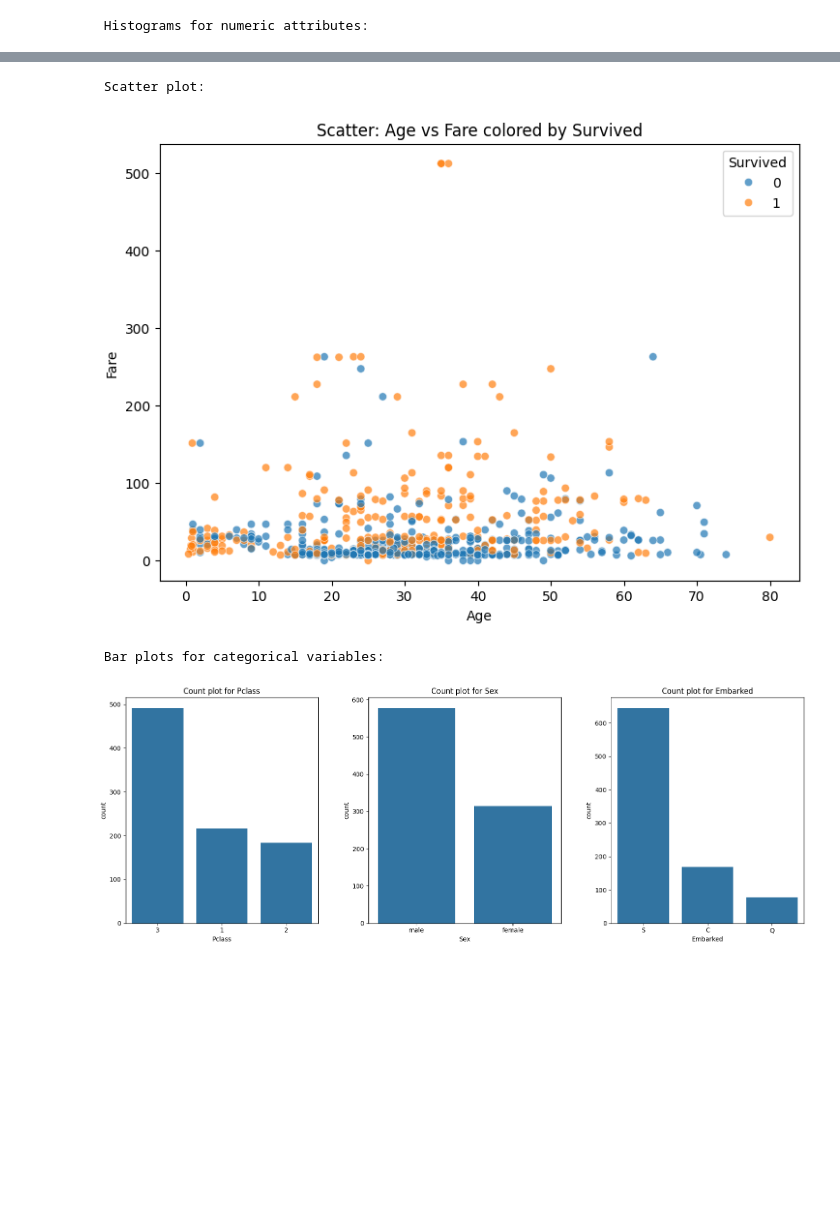
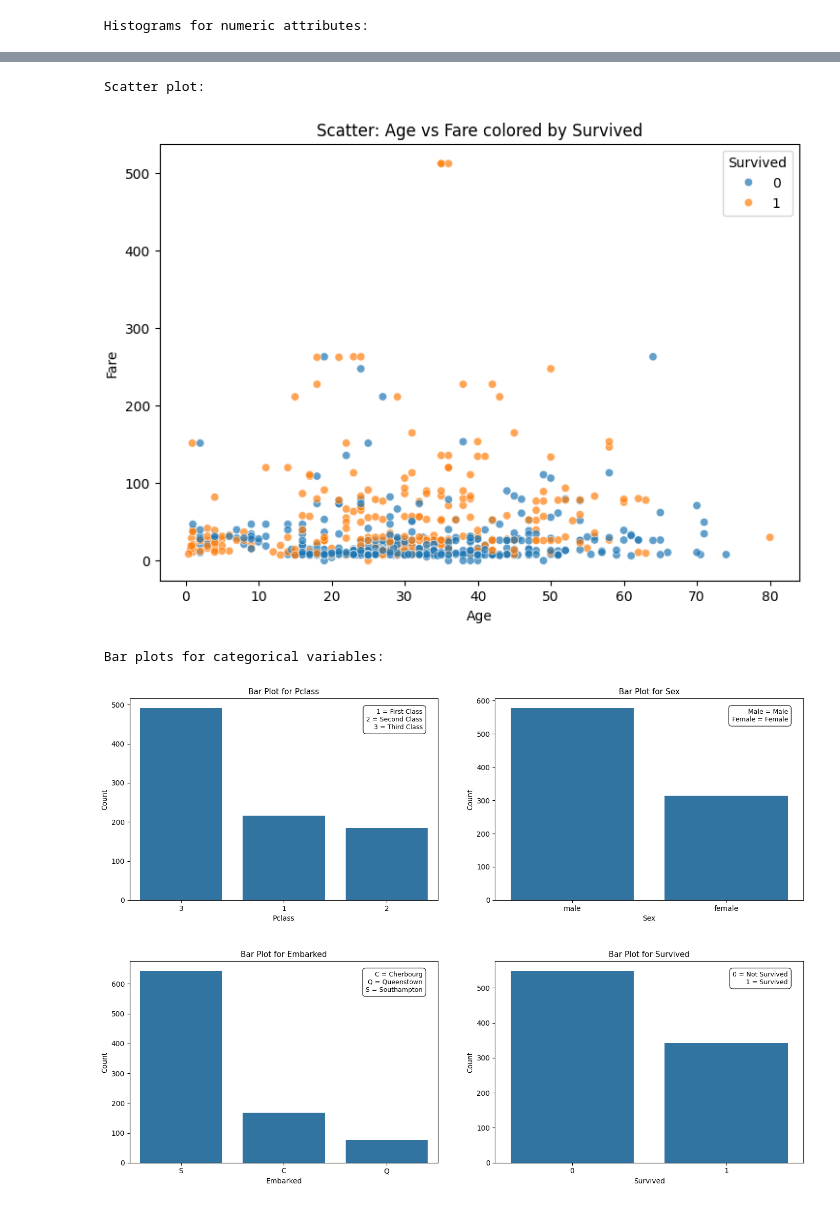
Before and after one commit to Leenasmk3/IT326-DataMining-Project, a Jupyter notebook: Phase2.ipynb, the cells around one changed output, grey strips where cells are left out. Saved outputs shown, nothing was run; the diff lists cells and outputs as text; code cells hidden in the pictures; blank space fills up the shorter version.

```diff
--- a/Phase2.ipynb
+++ b/Phase2.ipynb
@@ -65,6 +67,11 @@ Five-number summary:
 # %%
 # Select only numeric columns
 numeric_cols = df.select_dtypes(include=[np.number]).columns
+
+
+# Remove unwanted columns
+exclude_cols = ['PassengerId', 'Survived', 'Pclass']
+numeric_cols = [col for col in numeric_cols if col not in exclude_cols]
 
 # Threshold for standard deviation method
 threshold = 2
@@ -132,37 +142,59 @@ plt.show()
 # %%
-# Histograms for numeric attributes (Age, Fare, SibSp, Parch)
+# Histograms for numeric attributes
 print("\n Histograms for numeric attributes: \n")
 numeric_cols = ['Age','Fare','SibSp','Parch']
 fig, axes = plt.subplots(2, 2, figsize=(14, 10))
 axes = axes.flatten()
 for i, col in enumerate(numeric_cols):
     sns.histplot(df[col], bins=30, kde=True, ax=axes[i])
     axes[i].set_title(f'Histogram of {col}')
 plt.tight_layout(pad=4)
 plt.show()
 
-# Scatter plot: Age vs Fare (colored by Survived)
+# Scatter plot: Age vs Fare
 print("\n Scatter plot: \n")
 if set(['Age','Fare','Survived']).issubset(df.columns):
     plt.figure(figsize=(8,6))
     sns.scatterplot(data=df, x='Age', y='Fare', hue='Survived', alpha=0.7)
     plt.title('Scatter: Age vs Fare colored by Survived')
     plt.tight_layout(pad=3)
     plt.show()
 
-# Bar plots for categorical variables (Pclass, Sex, Embarked)
+# Bar plots for categorical variables
 print("\n Bar plots for categorical variables: \n")
-cat_cols = ['Pclass','Sex','Embarked']
-fig, axes = plt.subplots(1, 3, figsize=(16, 6))
+
+cat_cols = ['Pclass', 'Sex', 'Embarked', 'Survived']
+fig, axes = plt.subplots(2, 2, figsize=(14, 10))
+axes = axes.flatten()
+value_labels = {
+    'Survived': '0 = Not Survived\n1 = Survived',
+    'Pclass': '1 = First Class\n2 = Second Class\n3 = Third Class',
+    'Sex': 'Male = Male\nFemale = Female',
+    'Embarked': 'C = Cherbourg\nQ = Queenstown\nS = Southampton'
+}
 for i, col in enumerate(cat_cols):
     sns.countplot(data=df, x=col, order=df[col].value_counts().index, ax=axes[i])
-    axes[i].set_title(f'Count plot for {col}')
-plt.tight_layout(w_pad=4)
+    axes[i].set_title(f'Bar Plot for {col}', fontsize=11)
+    axes[i].set_xlabel(col)
+    axes[i].set_ylabel('Count')
+
+    #explanation box
+    axes[i].text(
+        0.95, 0.95,
+        value_labels[col],
+        transform=axes[i].transAxes,
+        fontsize=9,
+        verticalalignment='top',
+        horizontalalignment='right',
+        bbox=dict(facecolor='white', alpha=0.8, edgecolor='black', boxstyle='round,pad=0.5')
+    )
+
+plt.tight_layout(w_pad=4, h_pad=4)
 plt.show()
 # %% [output]
  Histograms for numeric attributes:
 [figure]
  Scatter plot:
 [figure]
  Bar plots for categorical variables:
-[figure, old version]
+[figure, new version]
```
Also changed, not shown: parts of 3 cells of this notebook.
